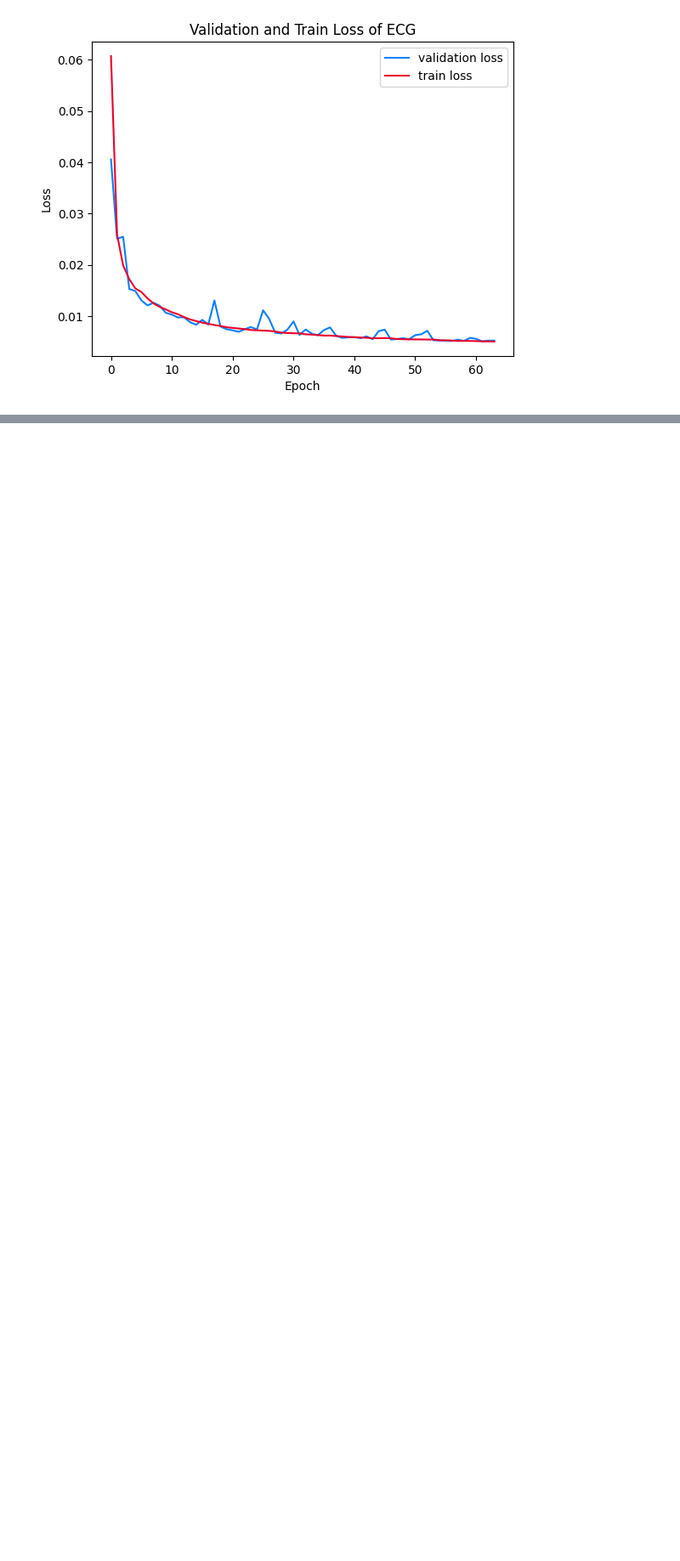
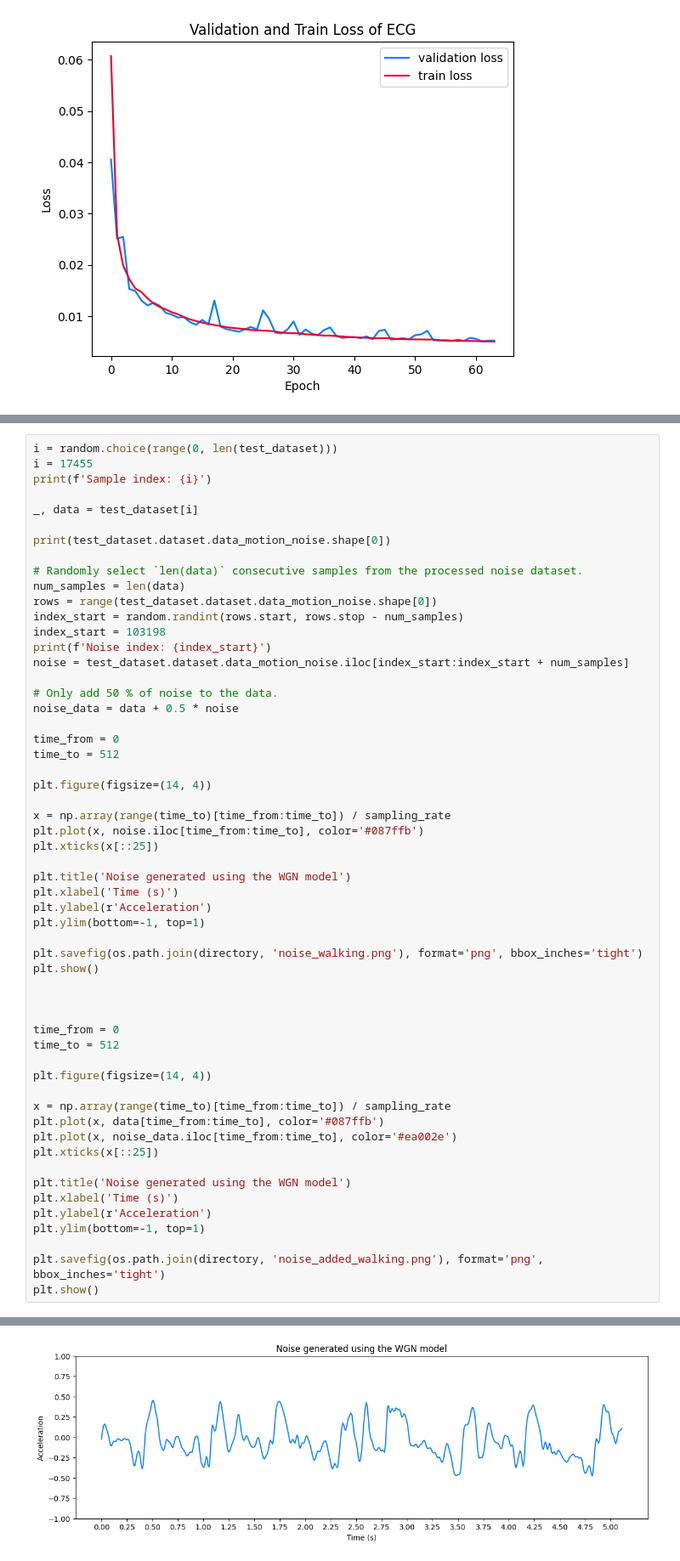
Before and after one commit to jonasburian/Bachelor-Thesis-Project, a Jupyter notebook: project.ipynb, the cells around one changed output, grey strips where cells are left out. Shown at 85% size. Cells and saved outputs as stored; diff of their text form; blank space fills up the shorter version.

```diff
--- a/project.ipynb
+++ b/project.ipynb
@@ -1457,0 +1550,57 @@ Acheived SNR: -2.397525287558062
+# %%
+i = random.choice(range(0, len(test_dataset)))
+i = 17455
+print(f'Sample index: {i}')
+
+_, data = test_dataset[i]
+
+print(test_dataset.dataset.data_motion_noise.shape[0])
+
+# Randomly select `len(data)` consecutive samples from the processed noise dataset.
+num_samples = len(data)
+rows = range(test_dataset.dataset.data_motion_noise.shape[0])
+index_start = random.randint(rows.start, rows.stop - num_samples)
+index_start = 103198
+print(f'Noise index: {index_start}')
+noise = test_dataset.dataset.data_motion_noise.iloc[index_start:index_start + num_samples]
+
+# Only add 50 % of noise to the data.
+noise_data = data + 0.5 * noise
+
+time_from = 0
+time_to = 512
+
+plt.figure(figsize=(14, 4))
+
+x = np.array(range(time_to)[time_from:time_to]) / sampling_rate
+plt.plot(x, noise.iloc[time_from:time_to], color='#087ffb')
+plt.xticks(x[::25])
+
+plt.title('Noise generated using the WGN model')
+plt.xlabel('Time (s)')
+plt.ylabel(r'Acceleration')
+plt.ylim(bottom=-1, top=1)
+
+plt.savefig(os.path.join(directory, 'noise_walking.png'), format='png', bbox_inches='tight')
+plt.show()
+
+
+
+time_from = 0
+time_to = 512
+
+plt.figure(figsize=(14, 4))
+
+x = np.array(range(time_to)[time_from:time_to]) / sampling_rate
+plt.plot(x, data[time_from:time_to], color='#087ffb')
+plt.plot(x, noise_data.iloc[time_from:time_to], color='#ea002e')
+plt.xticks(x[::25])
+
+plt.title('Noise generated using the WGN model')
+plt.xlabel('Time (s)')
+plt.ylabel(r'Acceleration')
+plt.ylim(bottom=-1, top=1)
+
+plt.savefig(os.path.join(directory, 'noise_added_walking.png'), format='png', bbox_inches='tight')
+plt.show()
+# %% [output]
@@ -1457,0 +1610 @@ Acheived SNR: -2.397525287558062
+[figure, added]
```
Also changed, not shown: parts of 10 cells of this notebook, 1 other file.
